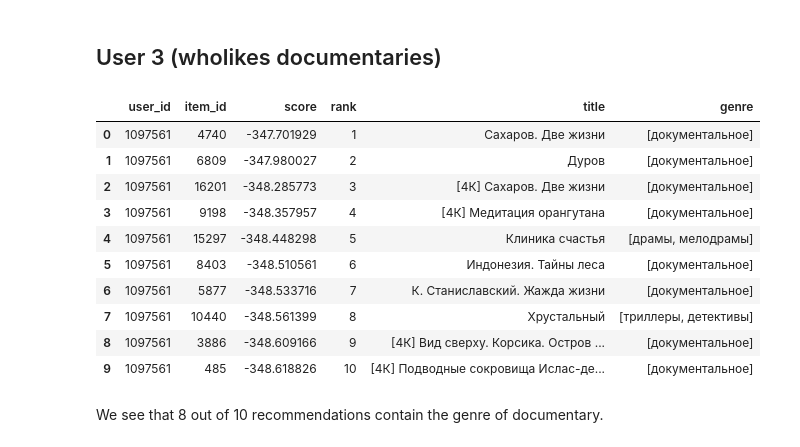
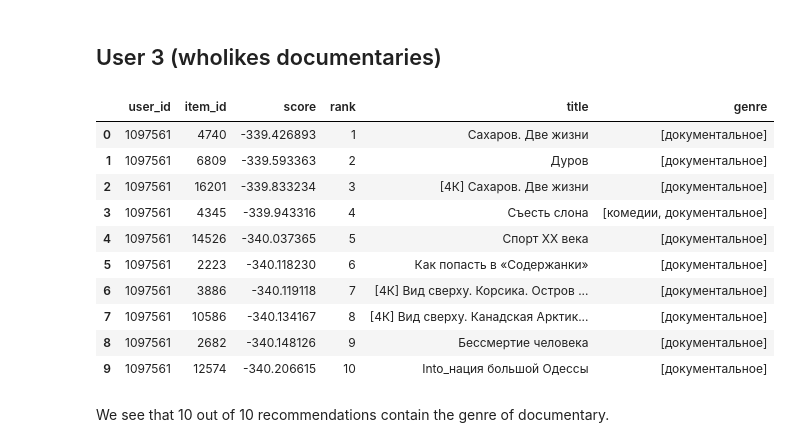
Before and after one commit to YUNGC0DE/RecoServiceTeam30, a Jupyter notebook: Notebooks/hw4/hw4.ipynb, the cells around one changed output. Drawn from its saved outputs; the diff is of its cells as text; code cells hidden in the pictures.

```diff
--- a/Notebooks/hw4/hw4.ipynb
+++ b/Notebooks/hw4/hw4.ipynb
@@ -299,3 +303,10 @@ test.drop(test[test[Columns.User].isin(cold_users)].index, inplace=True)
+# %%
+list_cold_users = list(cold_users)
+df_cold = interactions[interactions['user_id'].isin(list_cold_users)].copy()
+df_cold = df_cold.drop_duplicates(subset = "user_id")
+df_cold['last_watch_dt'].loc[(df_cold['last_watch_dt'] > min_date)] = min_date
+
+train = pd.concat([train, df_cold]).reset_index(drop=True)
 # %% [markdown]
 # Prepare features
 
@@ -813,24 +822,24 @@ We see that 4 out of 10 recommendations contain the thriller genre and mostly re
 # %% [markdown]
 ## User 3 (wholikes documentaries)
 # %%
-recos = models['LightFM_warp_n_factors:30_user_alpha:0.1_item_alpha:0.1_n_epoch:6'].recommend(
+recos = models['LightFM_warp_n_factors:30_user_alpha:0_item_alpha:0_n_epoch:6'].recommend(
         users=[1097561],
         dataset=dataset,
         k=K_RECOS,
         filter_viewed=True,
   )
 recos.merge(items[['item_id', 'title', 'genre']], on='item_id', how='left')
 # %% [output]
 |  | user_id | item_id | score | rank | title | genre |
-| 0 | 1097561 | 4740 | -347.701929 | 1 | Сахаров. Две жизни | [документальное] |
-| 1 | 1097561 | 6809 | -347.980027 | 2 | Дуров | [документальное] |
-| 2 | 1097561 | 16201 | -348.285773 | 3 | [4К] Сахаров. Две жизни | [документальное] |
-| 3 | 1097561 | 9198 | -348.357957 | 4 | [4К] Медитация орангутана | [документальное] |
-| 4 | 1097561 | 15297 | -348.448298 | 5 | Клиника счастья | [драмы, мелодрамы] |
-| 5 | 1097561 | 8403 | -348.510561 | 6 | Индонезия. Тайны леса | [документальное] |
-| 6 | 1097561 | 5877 | -348.533716 | 7 | К. Станиславский. Жажда жизни | [документальное] |
-| 7 | 1097561 | 10440 | -348.561399 | 8 | Хрустальный | [триллеры, детективы] |
-| 8 | 1097561 | 3886 | -348.609166 | 9 | [4К] Вид сверху. Корсика. Остров ... | [документальное] |
-| 9 | 1097561 | 485 | -348.618826 | 10 | [4К] Подводные сокровища Ислас-де... | [документальное] |
+| 0 | 1097561 | 4740 | -339.426893 | 1 | Сахаров. Две жизни | [документальное] |
+| 1 | 1097561 | 6809 | -339.593363 | 2 | Дуров | [документальное] |
+| 2 | 1097561 | 16201 | -339.833234 | 3 | [4К] Сахаров. Две жизни | [документальное] |
+| 3 | 1097561 | 4345 | -339.943316 | 4 | Съесть слона | [комедии, документальное] |
+| 4 | 1097561 | 14526 | -340.037365 | 5 | Спорт XX века | [документальное] |
+| 5 | 1097561 | 2223 | -340.118230 | 6 | Как попасть в «Содержанки» | [документальное] |
+| 6 | 1097561 | 3886 | -340.119118 | 7 | [4К] Вид сверху. Корсика. Остров ... | [документальное] |
+| 7 | 1097561 | 10586 | -340.134167 | 8 | [4К] Вид сверху. Канадская Арктик... | [документальное] |
+| 8 | 1097561 | 2682 | -340.148126 | 9 | Бессмертие человека | [документальное] |
+| 9 | 1097561 | 12574 | -340.206615 | 10 | Into_нация большой Одессы | [документальное] |
 # %% [markdown]
-We see that 8 out of 10 recommendations contain the genre of documentary.
+We see that 10 out of 10 recommendations contain the genre of documentary.
```
Also changed, not shown: parts of 22 cells of this notebook.
